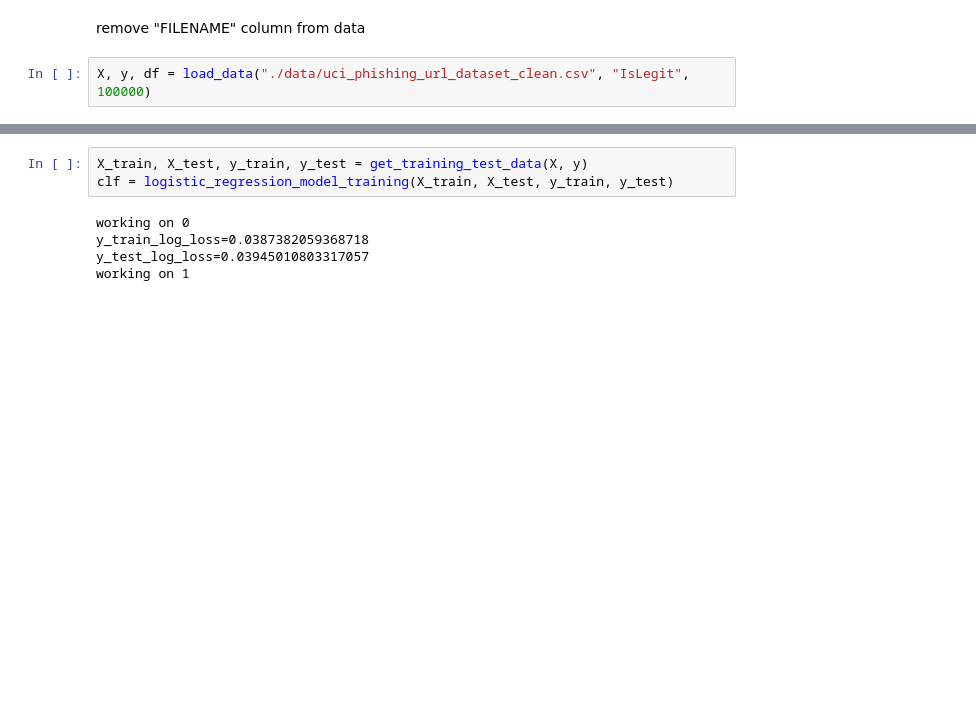
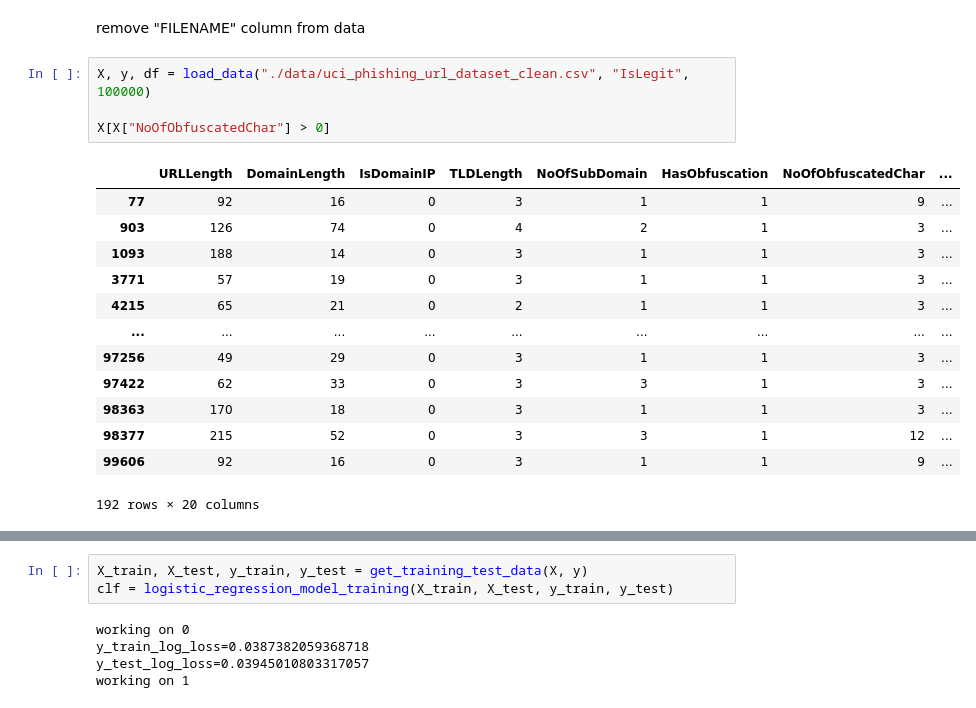
Before and after one commit to arctic-cheetah/COMP3900-Project, a Jupyter notebook: backend/model-3.ipynb, the cells around one changed output, grey strips where cells are left out. Drawn from its saved outputs; the diff is of its cells as text; blank space fills up the shorter version.

```diff
--- a/backend/model-3.ipynb
+++ b/backend/model-3.ipynb
@@ -149,6 +149,22 @@ False
 remove "FILENAME" column from data
 # %%
 X, y, df = load_data("./data/uci_phishing_url_dataset_clean.csv", "IsLegit", 100000)
+
+X[X["NoOfObfuscatedChar"] > 0]
+# %% [output]
+|  | URLLength | DomainLength | IsDomainIP | TLDLength | NoOfSubDomain | HasObfuscation | NoOfObfuscatedChar | ... |
+| 77 | 92 | 16 | 0 | 3 | 1 | 1 | 9 | ... |
+| 903 | 126 | 74 | 0 | 4 | 2 | 1 | 3 | ... |
+| 1093 | 188 | 14 | 0 | 3 | 1 | 1 | 3 | ... |
+| 3771 | 57 | 19 | 0 | 3 | 1 | 1 | 3 | ... |
+| 4215 | 65 | 21 | 0 | 2 | 1 | 1 | 3 | ... |
+| ... | ... | ... | ... | ... | ... | ... | ... | ... |
+| 97256 | 49 | 29 | 0 | 3 | 1 | 1 | 3 | ... |
+| 97422 | 62 | 33 | 0 | 3 | 3 | 1 | 3 | ... |
+| 98363 | 170 | 18 | 0 | 3 | 1 | 1 | 3 | ... |
+| 98377 | 215 | 52 | 0 | 3 | 3 | 1 | 12 | ... |
+| 99606 | 92 | 16 | 0 | 3 | 1 | 1 | 9 | ... |
+192 rows × 20 columns
 # %%
 show_corr_matrix(df, "./outputs/uci_phishing_url_corr_matrix.png")
 # %% [output]
```
Also changed, not shown: parts of 2 cells of this notebook, 4 other files.
